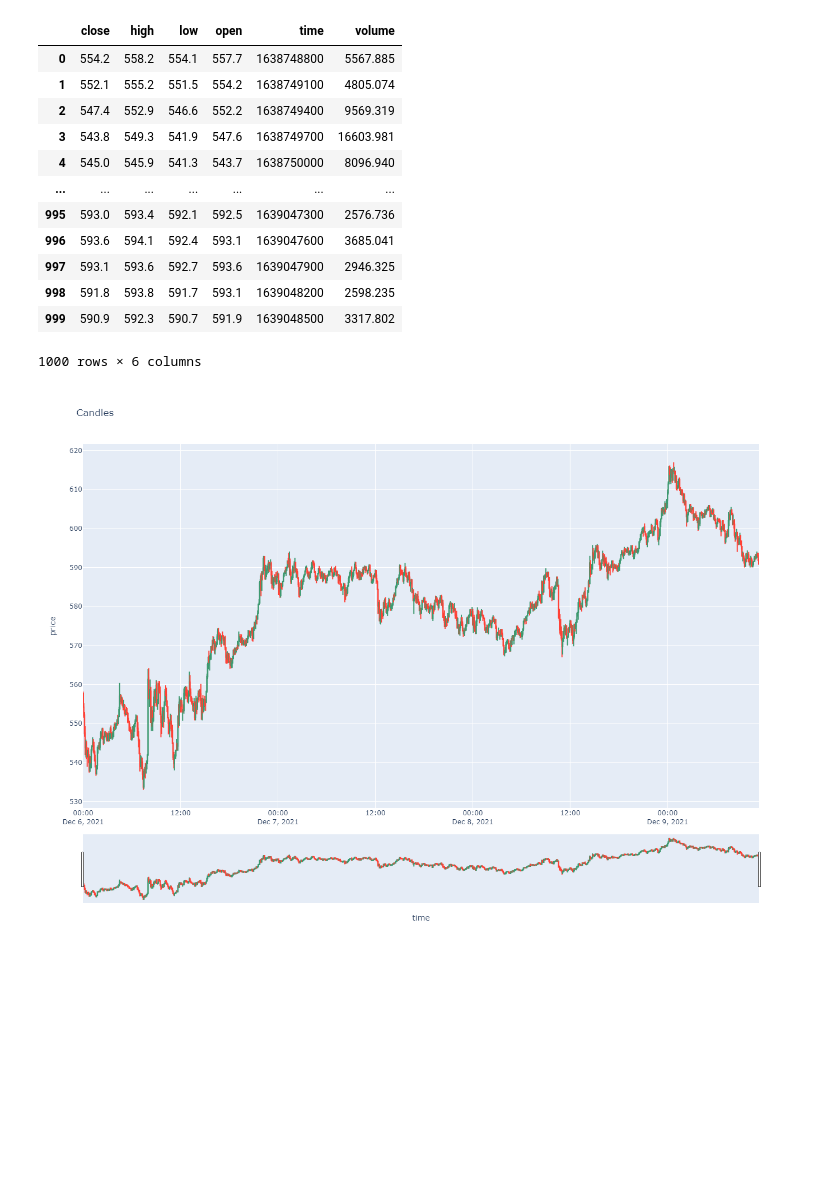
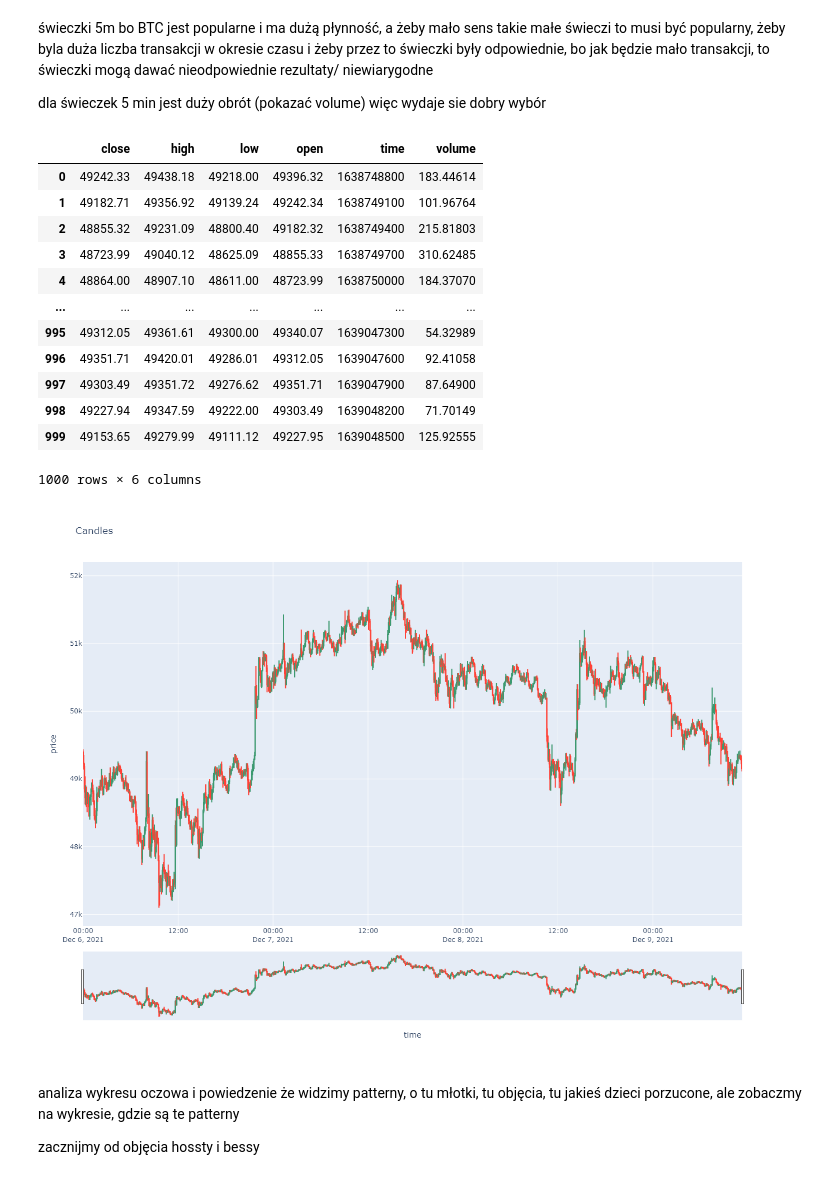
Before and after one commit to TheOnlyCryptoParadise/jupyter, a Jupyter notebook: work/pattern_tests.ipynb, the cells around one changed output. Saved outputs shown, nothing was run; the diff lists cells and outputs as text; code cells hidden in the pictures; blank space fills up the shorter version.

```diff
--- a/work/pattern_tests.ipynb
+++ b/work/pattern_tests.ipynb
@@ -2,22 +2,26 @@
 from crypto_package.candles.get_candles import get_candles
 import datetime
 # %%
-candles, _ = get_candles('binance', 'BNB/USDT', '5m', time_start=datetime.datetime(2021,12,6))
+candles, _ = get_candles('binance', 'BTC/USDT', '5m', time_start=datetime.datetime(2021,12,6))
+# %% [markdown]
+świeczki 5m bo BTC jest popularne i ma dużą płynność, a żeby mało sens takie małe świeczi to musi być popularny, żeby byla duża liczba transakcji w okresie czasu i żeby przez to świeczki były odpowiednie, bo jak będzie mało transakcji, to świeczki mogą dawać nieodpowiednie rezultaty/ niewiarygodne
+
+dla świeczek 5 min jest duży obrót (pokazać volume) więc wydaje sie dobry wybór
 # %%
 candles
 # %% [output]
 |  | close | high | low | open | time | volume |
-| 0 | 554.2 | 558.2 | 554.1 | 557.7 | 1638748800 | 5567.885 |
-| 1 | 552.1 | 555.2 | 551.5 | 554.2 | 1638749100 | 4805.074 |
-| 2 | 547.4 | 552.9 | 546.6 | 552.2 | 1638749400 | 9569.319 |
-| 3 | 543.8 | 549.3 | 541.9 | 547.6 | 1638749700 | 16603.981 |
-| 4 | 545.0 | 545.9 | 541.3 | 543.7 | 1638750000 | 8096.940 |
+| 0 | 49242.33 | 49438.18 | 49218.00 | 49396.32 | 1638748800 | 183.44614 |
+| 1 | 49182.71 | 49356.92 | 49139.24 | 49242.34 | 1638749100 | 101.96764 |
+| 2 | 48855.32 | 49231.09 | 48800.40 | 49182.32 | 1638749400 | 215.81803 |
+| 3 | 48723.99 | 49040.12 | 48625.09 | 48855.33 | 1638749700 | 310.62485 |
+| 4 | 48864.00 | 48907.10 | 48611.00 | 48723.99 | 1638750000 | 184.37070 |
 | ... | ... | ... | ... | ... | ... | ... |
-| 995 | 593.0 | 593.4 | 592.1 | 592.5 | 1639047300 | 2576.736 |
-| 996 | 593.6 | 594.1 | 592.4 | 593.1 | 1639047600 | 3685.041 |
-| 997 | 593.1 | 593.6 | 592.7 | 593.6 | 1639047900 | 2946.325 |
-| 998 | 591.8 | 593.8 | 591.7 | 593.1 | 1639048200 | 2598.235 |
-| 999 | 590.9 | 592.3 | 590.7 | 591.9 | 1639048500 | 3317.802 |
+| 995 | 49312.05 | 49361.61 | 49300.00 | 49340.07 | 1639047300 | 54.32989 |
+| 996 | 49351.71 | 49420.01 | 49286.01 | 49312.05 | 1639047600 | 92.41058 |
+| 997 | 49303.49 | 49351.72 | 49276.62 | 49351.71 | 1639047900 | 87.64900 |
+| 998 | 49227.94 | 49347.59 | 49222.00 | 49303.49 | 1639048200 | 71.70149 |
+| 999 | 49153.65 | 49279.99 | 49111.12 | 49227.95 | 1639048500 | 125.92555 |
 1000 rows × 6 columns
 # %%
 from crypto_package.backtesting import plot_candles
@@ -24,5 +29,9 @@ from crypto_package.backtesting import plot_candles
 # %%
-plot_candles(candles, height=1000)
+plot_candles(candles, height=1000, width=1300)
 # %% [output]
-[figure, old version]
+[figure, new version]
+# %% [markdown]
+analiza wykresu oczowa i powiedzenie że widzimy patterny, o tu młotki, tu objęcia, tu jakieś dzieci porzucone, ale zobaczmy na wykresie, gdzie są te patterny
+
+zacznijmy od objęcia hossty i bessy
 # %%
```
Also changed, not shown: parts of 16 cells of this notebook, 7 other files.
